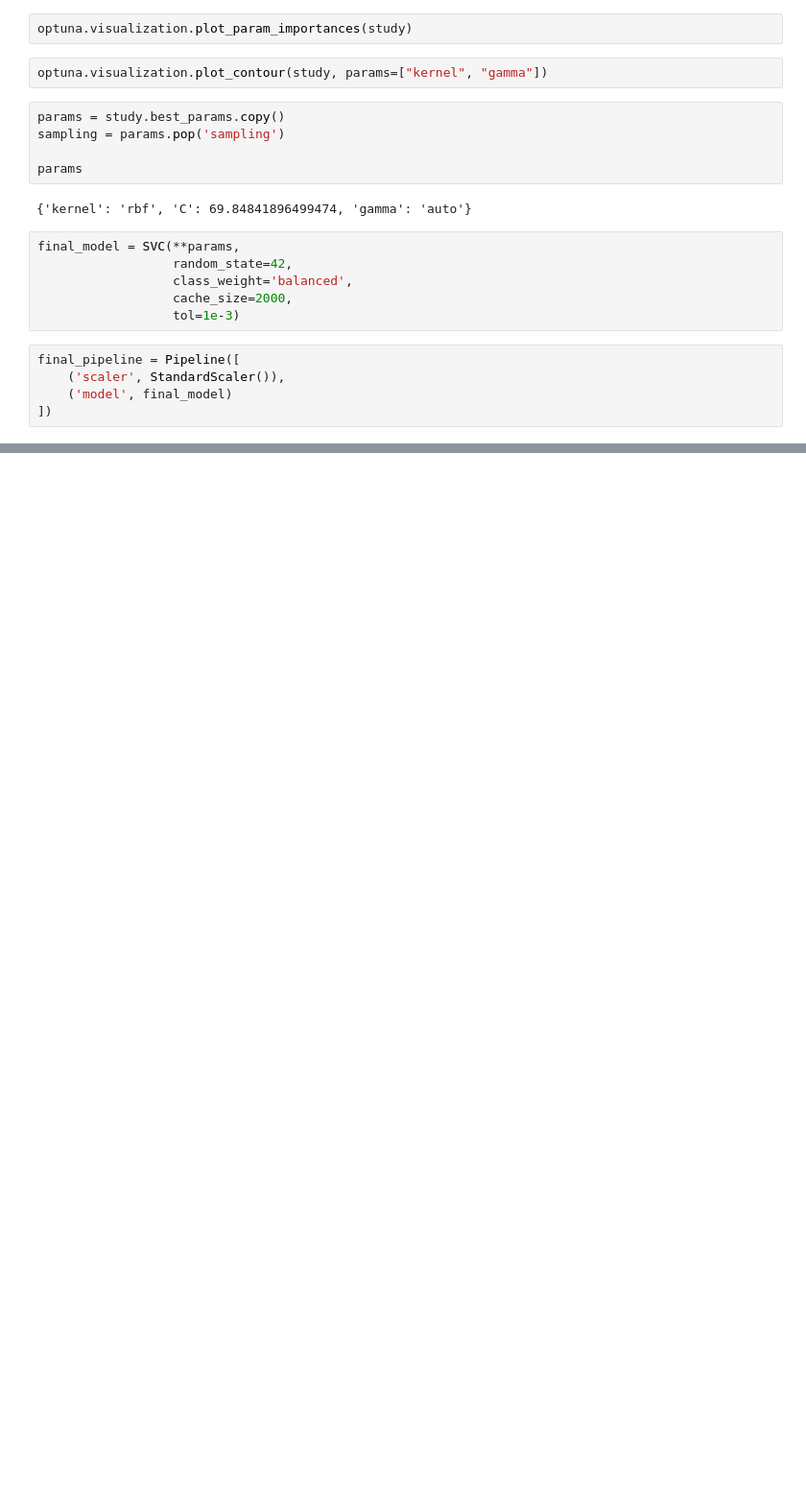
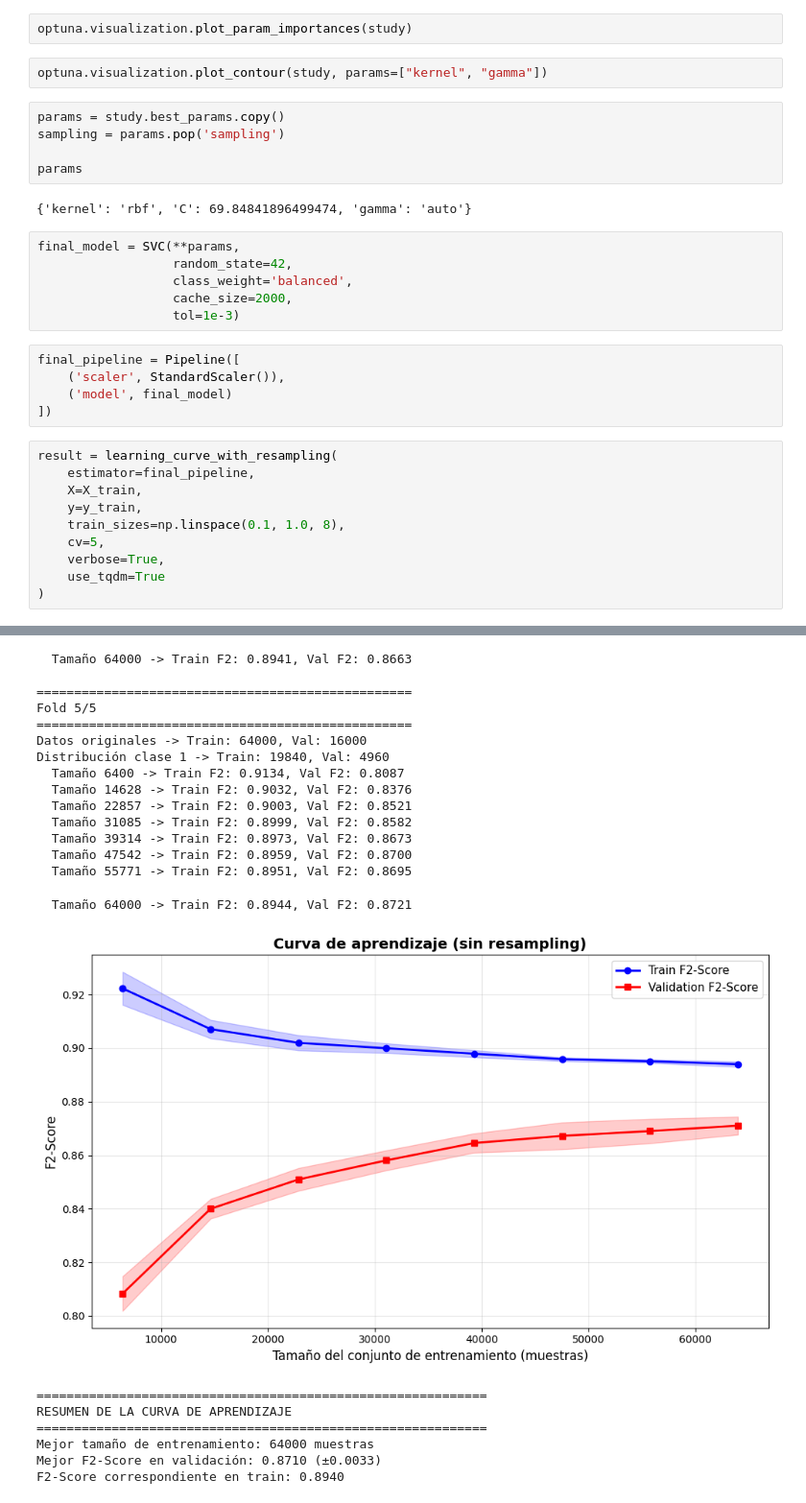
Before and after one commit to HadrianC-hub/Machine-Learning-Project, a Jupyter notebook: src/probl1_svm.ipynb, the cells around one changed output, grey strips where cells are left out. Shown: that part at 96% size. Cells and saved outputs as stored; diff of their text form; blank space fills up the shorter version.

Commit message:
P1_SVM: Curva de aprendizaje y matriz de confusión priorizando métrica F2

```diff
--- a/src/probl1_svm.ipynb
+++ b/src/probl1_svm.ipynb
@@ -109,3 +109,14 @@ final_pipeline = Pipeline([
     ('scaler', StandardScaler()),
     ('model', final_model)
 ])
+# %%
+result = learning_curve_with_resampling(
+    estimator=final_pipeline,
+    X=X_train,
+    y=y_train,
+    train_sizes=np.linspace(0.1, 1.0, 8),
+    cv=5,
+    verbose=True,
+    use_tqdm=True
+)
+# %% [output]
@@ -111,0 +177,22 @@ final_pipeline = Pipeline([
+  Tamaño 64000 -> Train F2: 0.8941, Val F2: 0.8663
+
+==================================================
+Fold 5/5
+==================================================
+Datos originales -> Train: 64000, Val: 16000
+Distribución clase 1 -> Train: 19840, Val: 4960
+  Tamaño 6400 -> Train F2: 0.9134, Val F2: 0.8087
+  Tamaño 14628 -> Train F2: 0.9032, Val F2: 0.8376
+  Tamaño 22857 -> Train F2: 0.9003, Val F2: 0.8521
+  Tamaño 31085 -> Train F2: 0.8999, Val F2: 0.8582
+  Tamaño 39314 -> Train F2: 0.8973, Val F2: 0.8673
+  Tamaño 47542 -> Train F2: 0.8959, Val F2: 0.8700
+  Tamaño 55771 -> Train F2: 0.8951, Val F2: 0.8695
+  Tamaño 64000 -> Train F2: 0.8944, Val F2: 0.8721
+[figure, added]
+============================================================
+RESUMEN DE LA CURVA DE APRENDIZAJE
+============================================================
+Mejor tamaño de entrenamiento: 64000 muestras
+Mejor F2-Score en validación: 0.8710 (±0.0033)
+F2-Score correspondiente en train: 0.8940
```
Also changed, not shown: parts of 4 cells of this notebook.
